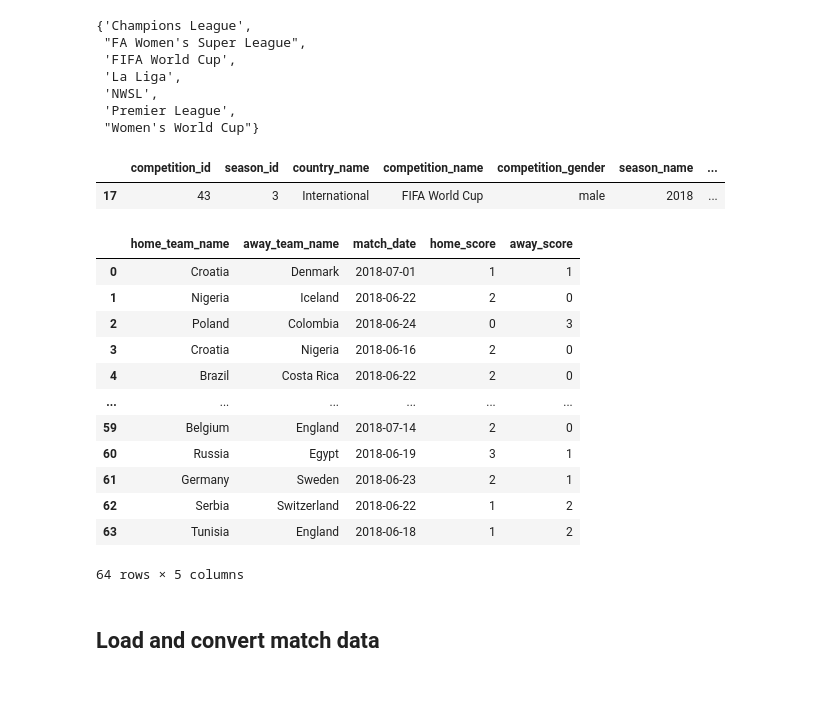
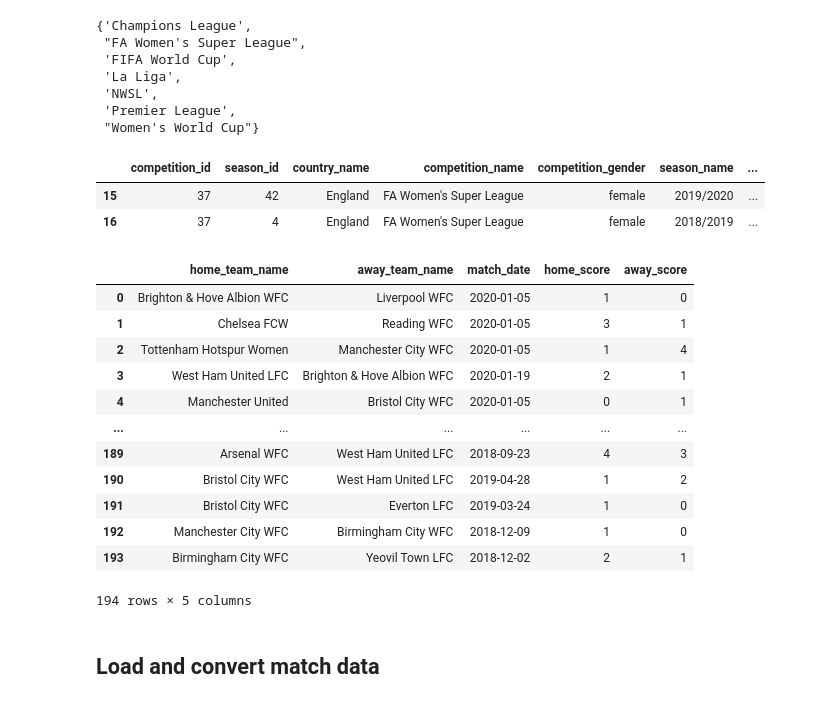
Before and after one commit to maartensijmkens/socceraction, a Jupyter notebook: public-notebooks/1-load-and-convert-statsbomb-data.ipynb, the cells around one changed output. Cells and saved outputs as stored; diff of their text form; code cells hidden in the pictures.

```diff
--- a/public-notebooks/1-load-and-convert-statsbomb-data.ipynb
+++ b/public-notebooks/1-load-and-convert-statsbomb-data.ipynb
@@ -37,18 +37,19 @@ set(competitions.competition_name)
  "Women's World Cup"}
 # %%
 # Fifa world cup
-selected_competitions = competitions[competitions.competition_name=="FIFA World Cup"]
+# selected_competitions = competitions[competitions.competition_name=="La Liga"]
 
 # # Messi data
 # selected_competitions = competitions[competitions.competition_name=="La Liga"]
 
 # # FA Women's Super League
-# selected_competitions = competitions[competitions.competition_name=="FA Women's Super League"]
+selected_competitions = competitions[competitions.competition_name=="FA Women's Super League"]
 
 selected_competitions
 # %% [output]
 |  | competition_id | season_id | country_name | competition_name | competition_gender | season_name | ... |
-| 17 | 43 | 3 | International | FIFA World Cup | male | 2018 | ... |
+| 15 | 37 | 42 | England | FA Women's Super League | female | 2019/2020 | ... |
+| 16 | 37 | 4 | England | FA Women's Super League | female | 2018/2019 | ... |
 # %%
 # Get matches from all selected competitions
 matches = list(
@@ -59,18 +60,18 @@ matches = pd.concat(matches, sort=True).reset_index(drop=True)
 matches[["home_team_name","away_team_name","match_date","home_score","away_score"]]
 # %% [output]
 |  | home_team_name | away_team_name | match_date | home_score | away_score |
-| 0 | Croatia | Denmark | 2018-07-01 | 1 | 1 |
-| 1 | Nigeria | Iceland | 2018-06-22 | 2 | 0 |
-| 2 | Poland | Colombia | 2018-06-24 | 0 | 3 |
-| 3 | Croatia | Nigeria | 2018-06-16 | 2 | 0 |
-| 4 | Brazil | Costa Rica | 2018-06-22 | 2 | 0 |
+| 0 | Brighton & Hove Albion WFC | Liverpool WFC | 2020-01-05 | 1 | 0 |
+| 1 | Chelsea FCW | Reading WFC | 2020-01-05 | 3 | 1 |
+| 2 | Tottenham Hotspur Women | Manchester City WFC | 2020-01-05 | 1 | 4 |
+| 3 | West Ham United LFC | Brighton & Hove Albion WFC | 2020-01-19 | 2 | 1 |
+| 4 | Manchester United | Bristol City WFC | 2020-01-05 | 0 | 1 |
 | ... | ... | ... | ... | ... | ... |
-| 59 | Belgium | England | 2018-07-14 | 2 | 0 |
-| 60 | Russia | Egypt | 2018-06-19 | 3 | 1 |
-| 61 | Germany | Sweden | 2018-06-23 | 2 | 1 |
-| 62 | Serbia | Switzerland | 2018-06-22 | 1 | 2 |
-| 63 | Tunisia | England | 2018-06-18 | 1 | 2 |
+| 189 | Arsenal WFC | West Ham United LFC | 2018-09-23 | 4 | 3 |
+| 190 | Bristol City WFC | West Ham United LFC | 2019-04-28 | 1 | 2 |
+| 191 | Bristol City WFC | Everton LFC | 2019-03-24 | 1 | 0 |
+| 192 | Manchester City WFC | Birmingham City WFC | 2018-12-09 | 1 | 0 |
+| 193 | Birmingham City WFC | Yeovil Town LFC | 2018-12-02 | 2 | 1 |
-64 rows × 5 columns
+194 rows × 5 columns
 # %% [markdown]
 ## Load and convert match data
 # %%
```
Also changed, not shown: 4 other files.
